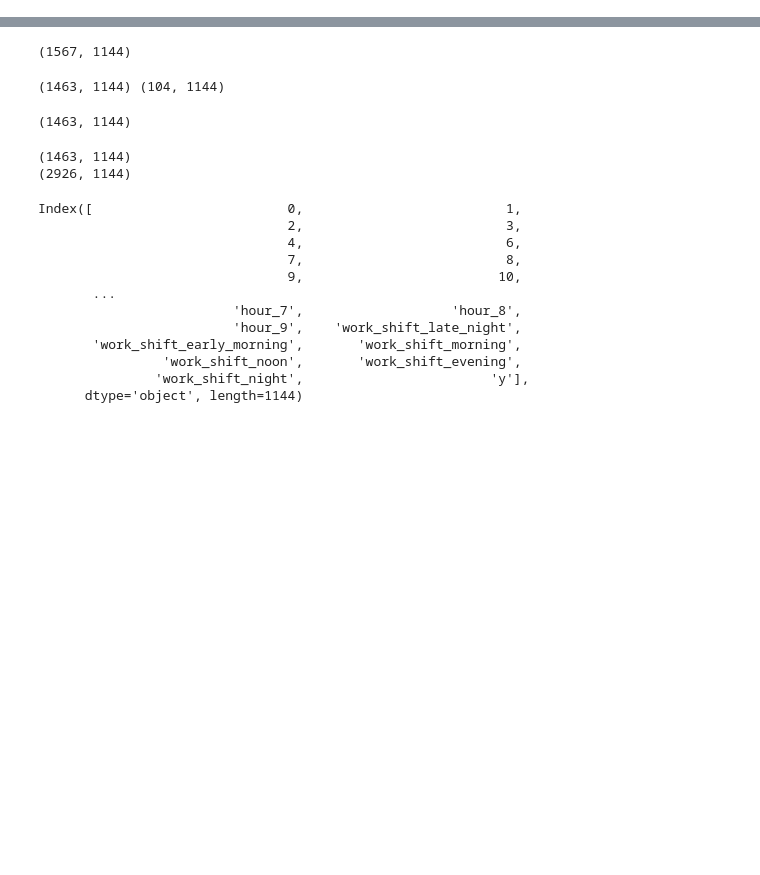
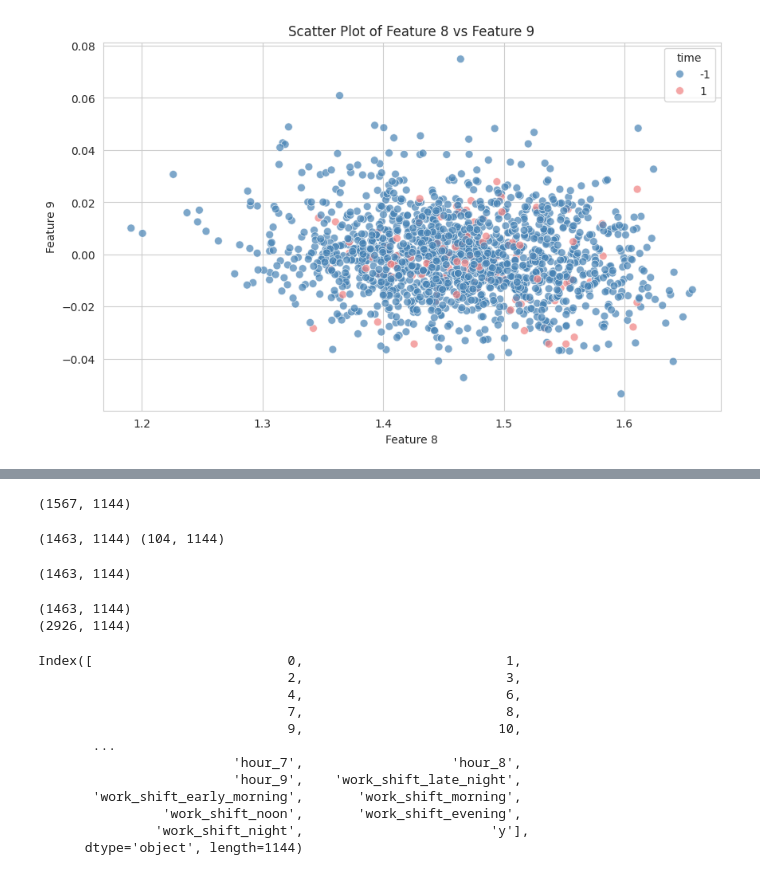
Before and after one commit to ariahosseini/TradML, a Jupyter notebook: SciKitLearn_03_ProjThree_Supervised_Clf.ipynb, the cells around one changed output, grey strips where cells are left out. Drawn from its saved outputs; the diff is of its cells as text; code cells hidden in the pictures; blank space fills up the shorter version.

```diff
--- a/SciKitLearn_03_ProjThree_Supervised_Clf.ipynb
+++ b/SciKitLearn_03_ProjThree_Supervised_Clf.ipynb
@@ -154,8 +234,0 @@ print(X.shape)
-# %%
-for col in X.columns:
-    if(col in X_orig_cols):
-        X['rol_mean_7D_'+str(col)] =  X[col].rolling(7, center=True).mean()
-        X['rol_std_7D_'+str(col)] =  X[col].rolling(7, center=True).std()
-        X['rol_mean_1D_'+str(col)] =  X[col].rolling(1, center=True).mean()
-
-print(X.shape)
@@ -170,6 +234,0 @@ X['hour'] = X.index.hour
-# %%
-time_of_day = ['late_night', 'early_morning', 'morning', 'noon', 'evening', 'night']
-X['work_shift'] = pd.cut(X['hour'], bins=[0,4,8,12,16,20,24], labels=time_of_day, include_lowest=True)
-
-print(X.shape)
-X.head(2)
@@ -268,5 +234,0 @@ Deprecated in NumPy 1.20; for more details and guidance: https://numpy.org/devdo
-# %%
-print(X.shape)
-X = X.drop(X[drop_col], axis=1)
-
-print(X.shape)
@@ -281,0 +239,6 @@ sns.heatmap(x_corr, cmap='viridis')
+# %%
+time_of_day = ['late_night', 'early_morning', 'morning', 'noon', 'evening', 'night']
+X['work_shift'] = pd.cut(X['hour'],
+                         bins=[0, 4, 8, 12, 16, 20, 24],
+                         labels=time_of_day,
+                         include_lowest=True)
@@ -281,0 +256,11 @@ sns.heatmap(x_corr, cmap='viridis')
+# %%
+cmap = {-1: 'steelblue', 1: 'lightcoral'}
+plt.figure(figsize=(10, 6))
+sns.scatterplot(x=X.iloc[:, 8], y=X.iloc[:, 9], hue=y, palette=cmap, s=50, alpha=0.7)
+plt.title('Scatter Plot of Feature 8 vs Feature 9')
+plt.xlabel('Feature 8')
+plt.ylabel('Feature 9')
+plt.grid(True)
+plt.show()
+# %% [output]
+[figure, added]
```
Also changed, not shown: parts of 76 cells of this notebook.
